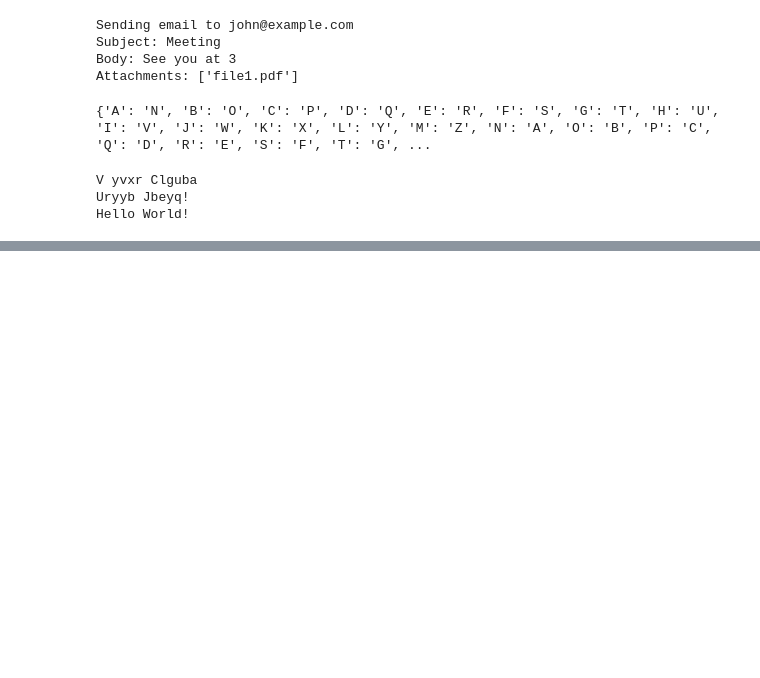
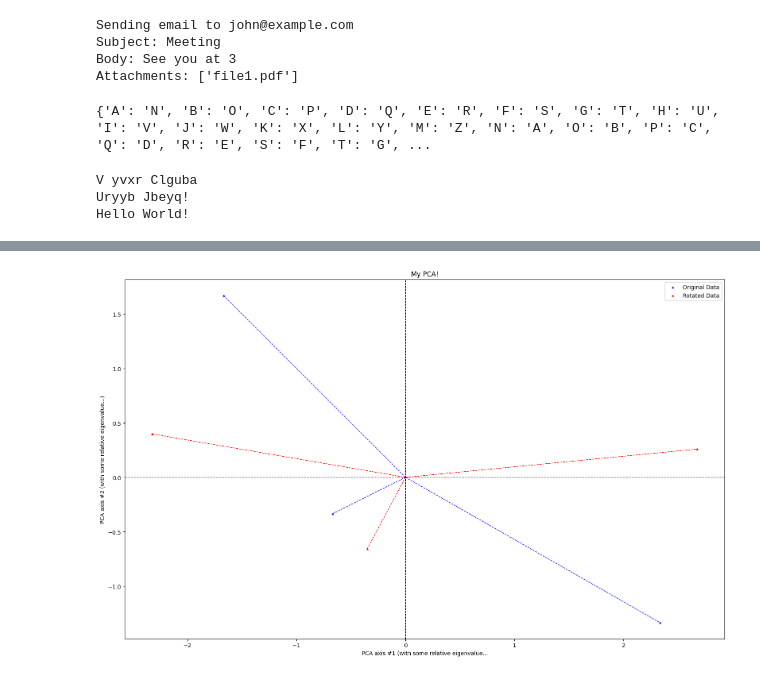
Before and after one commit to aminem0/pywork, a Jupyter notebook: notebooks/jupy04-matplotlib.ipynb, the cells around one changed output, grey strips where cells are left out. Saved outputs shown, nothing was run; the diff lists cells and outputs as text; code cells hidden in the pictures; blank space fills up the shorter version.

```diff
--- a/notebooks/jupy04-matplotlib.ipynb
+++ b/notebooks/jupy04-matplotlib.ipynb
@@ -967,0 +829,35 @@ Hello World!
+# %%
+import numpy as np
+import matplotlib.pyplot as plt
+
+# Create a figure and axis
+fig, ax = plt.subplots(nrows=1, ncols=1, figsize=(18, 10))
+ax.set_aspect(aspect="equal", adjustable="box")
+
+# Scatter plot for original and rotated data points
+ax.scatter(x=mat1_c[:, 0], y=mat1_c[:, 1], color="blue", marker="^", s=8, label="Original Data")
+ax.scatter(x=F_scores[:, 0], y=F_scores[:, 1], color="red", marker="^", s=8, label="Rotated Data")
+
+# Draw lines from the origin (0, 0) to each point for original and rotated data
+for i in range(mat1_c.shape[0]):
+    # Original data (from origin to mat1_c[i])
+    ax.plot([0, mat1_c[i, 0]], [0, mat1_c[i, 1]], color="blue", linestyle="--", linewidth=1)
+
+    # Rotated data (from origin to F_scores[i])
+    ax.plot([0, F_scores[i, 0]], [0, F_scores[i, 1]], color="red", linestyle="--", linewidth=1)
+
+# Add axis labels and title
+ax.set_xlabel(xlabel="PCA axis #1 (with some relative eigenvalue...")
+ax.set_ylabel(ylabel="PCA axis #2 (with some relative eigenvalue...)")
+ax.axvline(x=0, color="black", linestyle="dashed", linewidth=1)
+ax.axhline(y=0, color="black", linestyle="dashed", linewidth=1)
+ax.set_title(label="My PCA!")
+
+# Add legend
+ax.legend()
+
+# Adjust layout and show the plot
+fig.tight_layout()
+plt.show()
+# %% [output]
+[figure, added]
```
Also changed, not shown: parts of 10 cells of this notebook, 11 other files.
